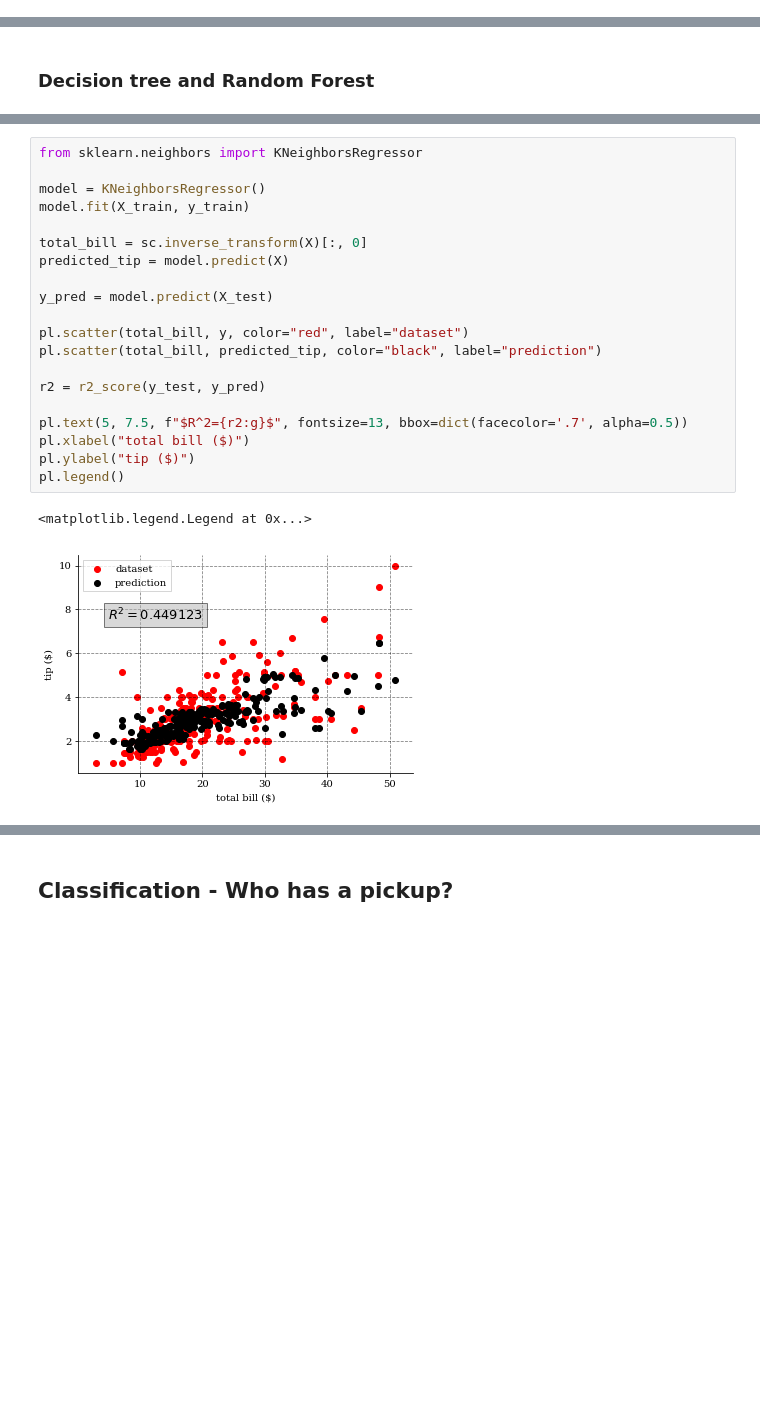
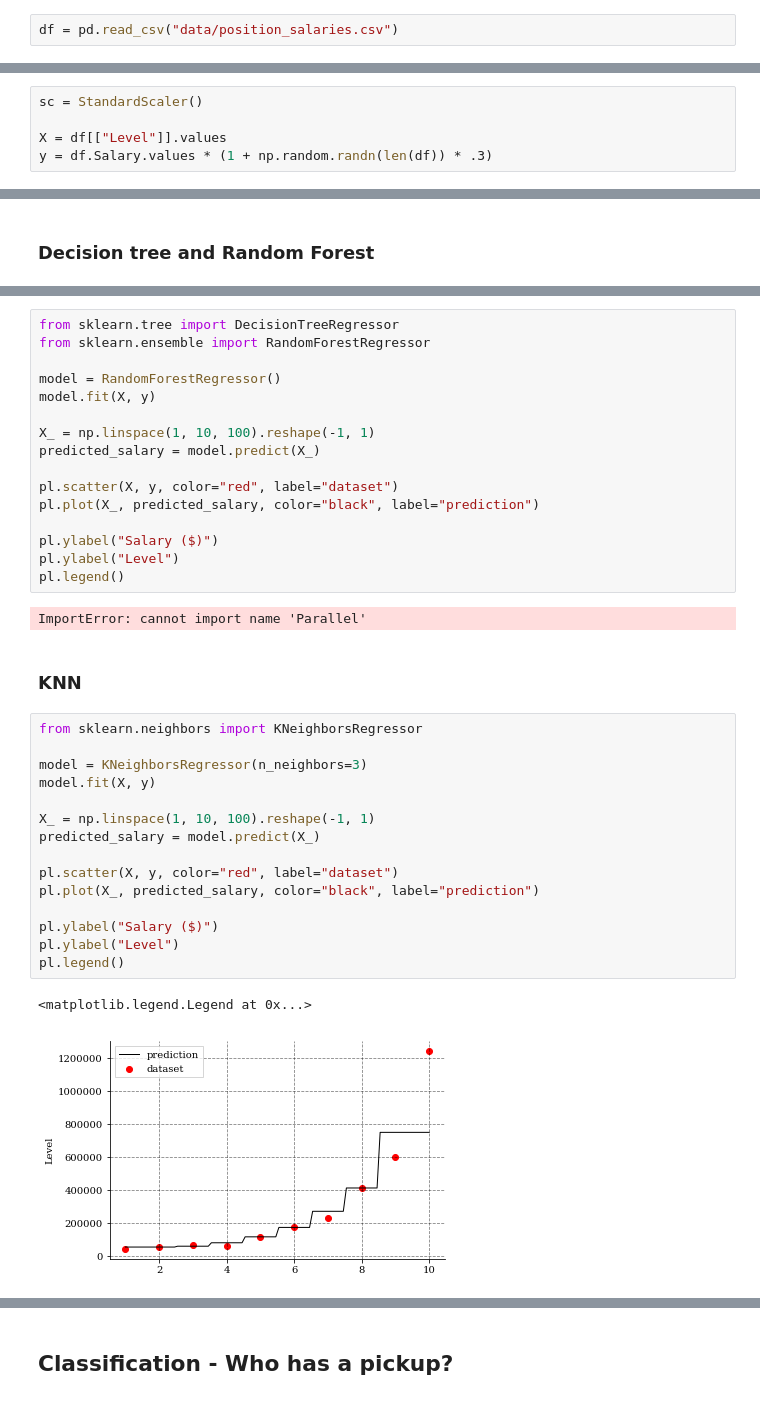
Before and after one commit to locie/simurex2018_workshop, a Jupyter notebook: celliern/machine_learning/workshop_ml.ipynb, the cells around one changed output, grey strips where cells are left out. Saved outputs shown, nothing was run; the diff lists cells and outputs as text; blank space fills up the shorter version.

```diff
--- a/celliern/machine_learning/workshop_ml.ipynb
+++ b/celliern/machine_learning/workshop_ml.ipynb
@@ -352,0 +344,2 @@ X_train, X_test, y_train, y_test = train_test_split(X, y)
+# %%
+df = pd.read_csv("data/position_salaries.csv")
@@ -352,0 +355,5 @@ X_train, X_test, y_train, y_test = train_test_split(X, y)
+# %%
+sc = StandardScaler()
+
+X = df[["Level"]].values
+y = df.Salary.values * (1 + np.random.randn(len(df)) * .3)
@@ -427,23 +483,38 @@ pl.legend()
+# %%
+from sklearn.tree import DecisionTreeRegressor
+from sklearn.ensemble import RandomForestRegressor
+
+model = RandomForestRegressor()
+model.fit(X, y)
+
+X_ = np.linspace(1, 10, 100).reshape(-1, 1)
+predicted_salary = model.predict(X_)
+
+pl.scatter(X, y, color="red", label="dataset")
+pl.plot(X_, predicted_salary, color="black", label="prediction")
+
+pl.ylabel("Salary ($)")
+pl.ylabel("Level")
+pl.legend()
+# %% [output]
+ImportError: cannot import name 'Parallel'
+# %% [markdown]
+### KNN
 # %%
 from sklearn.neighbors import KNeighborsRegressor
 
-model = KNeighborsRegressor()
-model.fit(X_train, y_train)
+model = KNeighborsRegressor(n_neighbors=3)
+model.fit(X, y)
 
-total_bill = sc.inverse_transform(X)[:, 0]
-predicted_tip = model.predict(X)
+X_ = np.linspace(1, 10, 100).reshape(-1, 1)
+predicted_salary = model.predict(X_)
 
-y_pred = model.predict(X_test)
+pl.scatter(X, y, color="red", label="dataset")
+pl.plot(X_, predicted_salary, color="black", label="prediction")
 
-pl.scatter(total_bill, y, color="red", label="dataset")
-pl.scatter(total_bill, predicted_tip, color="black", label="prediction")
-
-r2 = r2_score(y_test, y_pred)
-
-pl.text(5, 7.5, f"$R^2={r2:g}$", fontsize=13, bbox=dict(facecolor='.7', alpha=0.5))
-pl.xlabel("total bill ($)")
-pl.ylabel("tip ($)")
+pl.ylabel("Salary ($)")
+pl.ylabel("Level")
 pl.legend()
 # %% [output]
 <matplotlib.legend.Legend at 0x...>
-[figure, old version]
+[figure, new version]
```
Also changed, not shown: parts of 38 cells of this notebook, 2 other files.
